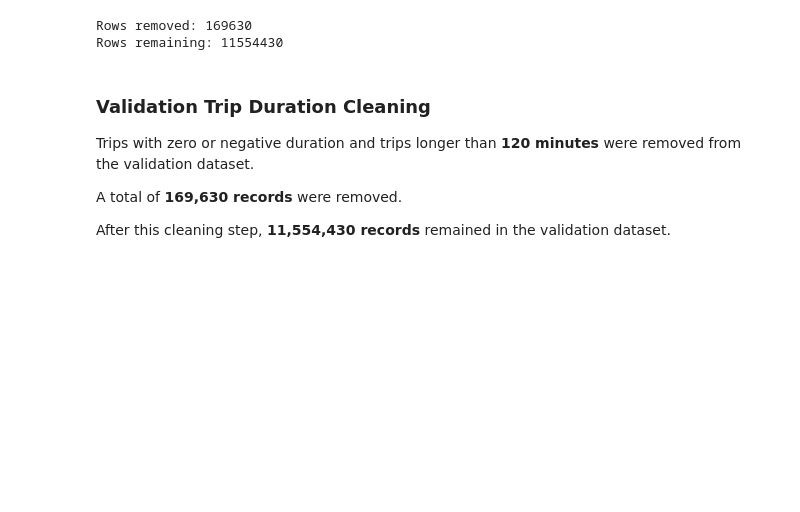
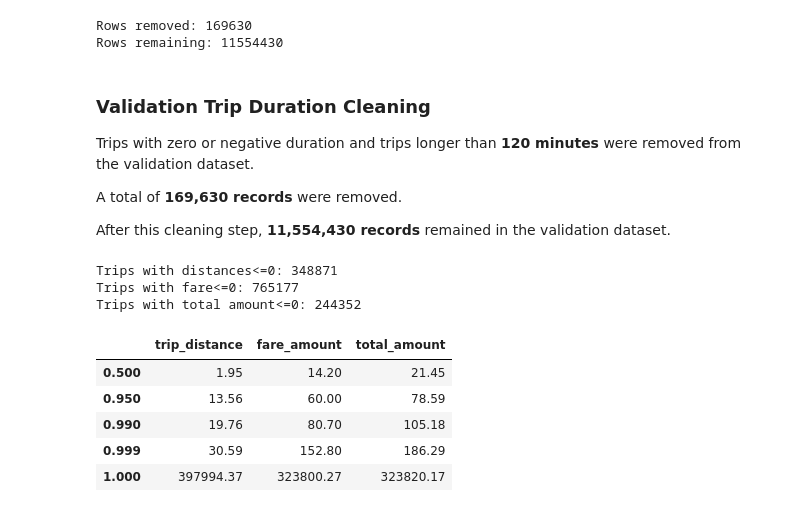
Before and after one commit to yuanzhumia0/CA1-2026025-Machine-Learning-for-Business, a Jupyter notebook: yuanzhu CA1.ipynb, the cells around one changed output. Drawn from its saved outputs; the diff is of its cells as text; code cells hidden in the pictures; blank space fills up the shorter version.

Commit message:
Check validation distance and fare values

```diff
--- a/yuanzhu CA1.ipynb
+++ b/yuanzhu CA1.ipynb
@@ -937,3 +937,32 @@ Trips with zero or negative duration and trips longer than **120 minutes** were
 A total of **169,630 records** were removed.
 
 After this cleaning step, **11,554,430 records** remained in the validation dataset.
+# %%
+# Check non-positive distances and fares in validation data
+print(
+    "Trips with distances<=0:",
+    (df_validation_clean["trip_distance"]<=0).sum()
+)
+print(
+    "Trips with fare<=0:",
+    (df_validation_clean["fare_amount"]<=0).sum()
+)
+print(
+    "Trips with total amount<=0:",
+    (df_validation_clean["total_amount"]<=0).sum()
+)
+# %% [output]
+Trips with distances<=0: 348871
+Trips with fare<=0: 765177
+Trips with total amount<=0: 244352
+# %%
+df_validation_clean[
+    ["trip_distance","fare_amount","total_amount"]
+].quantile([0.50,0.95,0.99,0.999,1.0])
+# %% [output]
+|  | trip_distance | fare_amount | total_amount |
+| 0.500 | 1.95 | 14.20 | 21.45 |
+| 0.950 | 13.56 | 60.00 | 78.59 |
+| 0.990 | 19.76 | 80.70 | 105.18 |
+| 0.999 | 30.59 | 152.80 | 186.29 |
+| 1.000 | 397994.37 | 323800.27 | 323820.17 |
```
Also changed, not shown: parts of 1 cell of this notebook.
